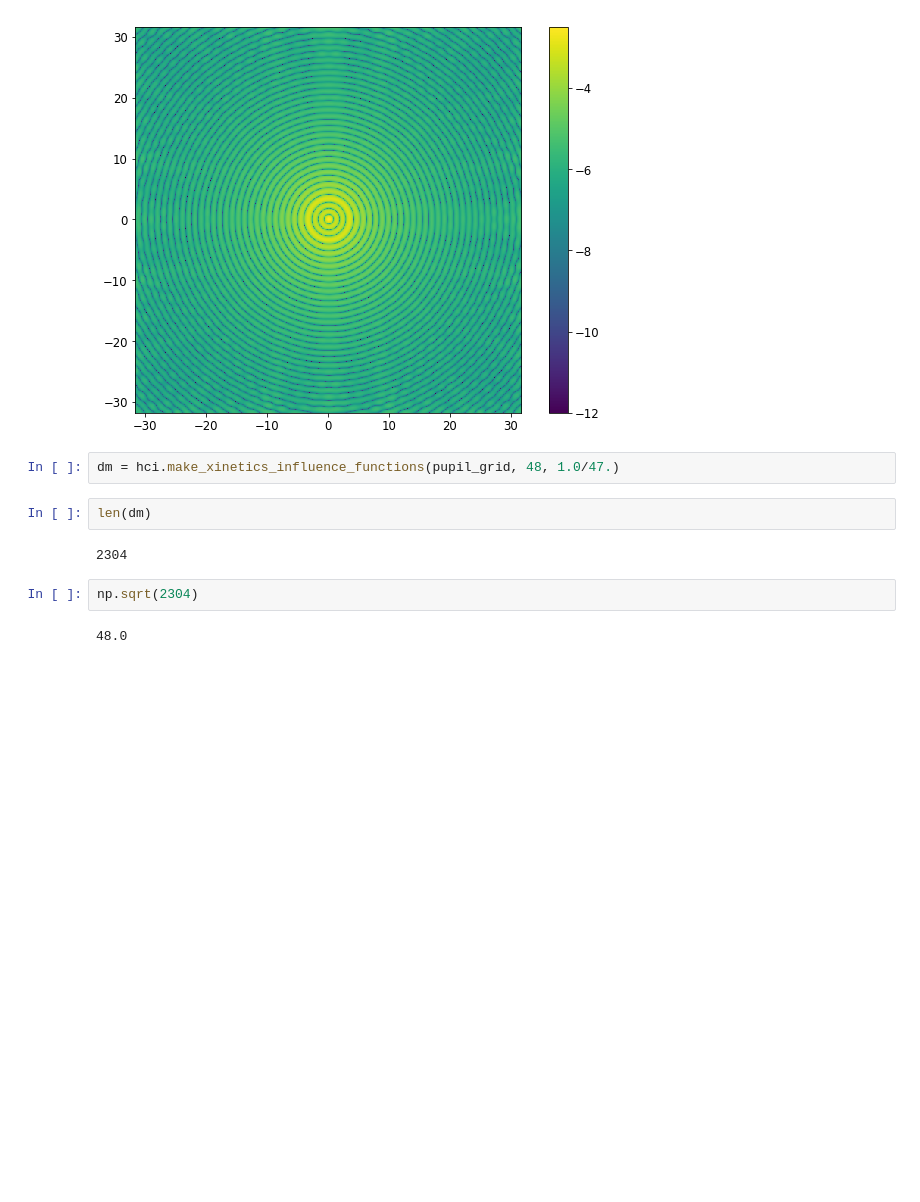
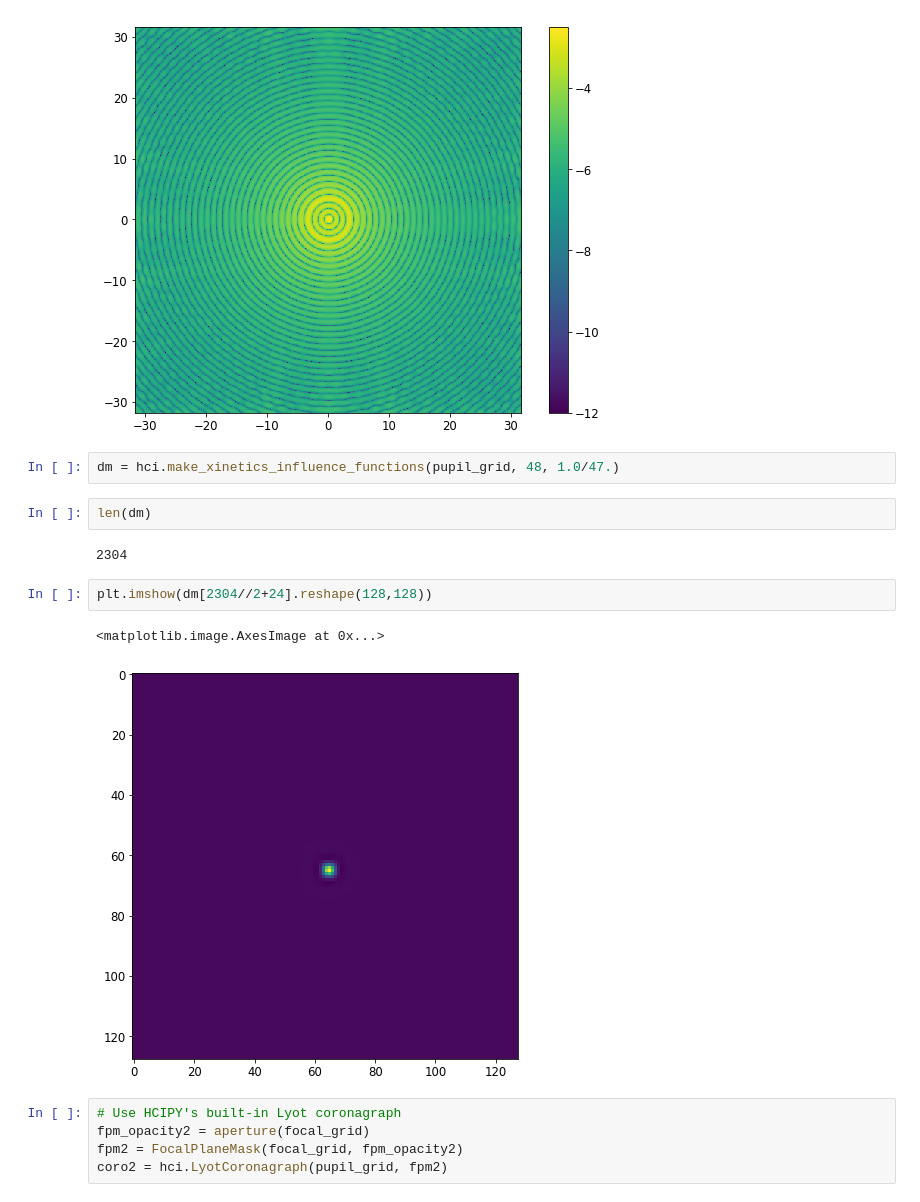
Before and after one commit to chen-pin/sleec, a Jupyter notebook: 2dm_coronagraph.ipynb, the cells around one changed output. Drawn from its saved outputs; the diff is of its cells as text; blank space fills up the shorter version.

```diff
--- a/2dm_coronagraph.ipynb
+++ b/2dm_coronagraph.ipynb
@@ -101,7 +101,13 @@ dm = hci.make_xinetics_influence_functions(pupil_grid, 48, 1.0/47.)
 len(dm)
 # %% [output]
 2304
-# %%
-np.sqrt(2304)
-# %% [output]
-48.0
+# %%
+plt.imshow(dm[2304//2+24].reshape(128,128))
+# %% [output]
+<matplotlib.image.AxesImage at 0x...>
+[figure, added]
+# %%
+# Use HCIPY's built-in Lyot coronagraph
+fpm_opacity2 = aperture(focal_grid)
+fpm2 = FocalPlaneMask(focal_grid, fpm_opacity2)
+coro2 = hci.LyotCoronagraph(pupil_grid, fpm2)
```
Also changed, not shown: parts of 1 cell of this notebook, 46 other files.
